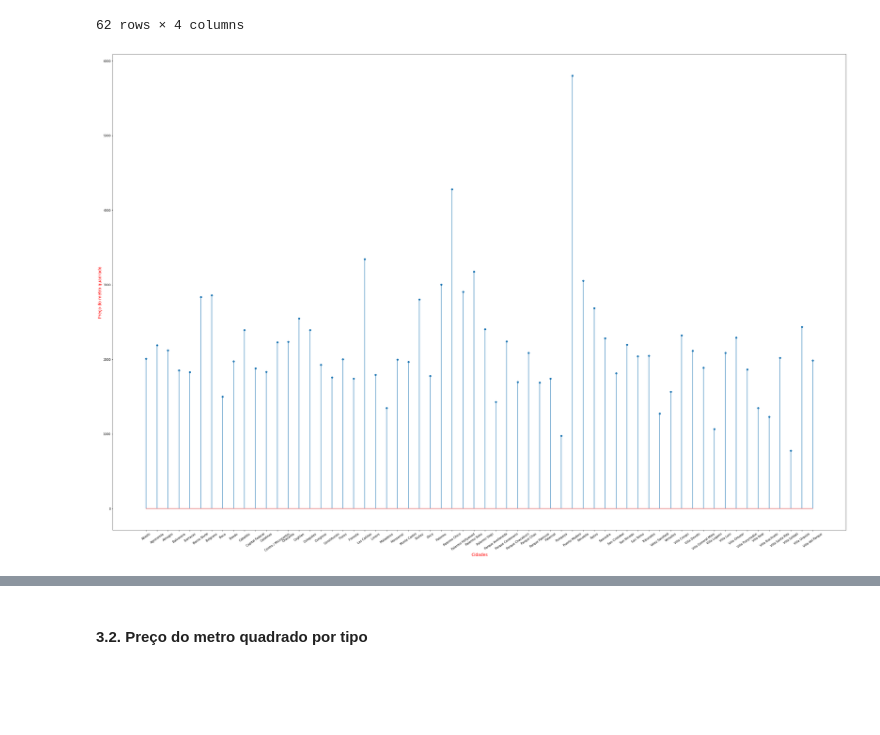
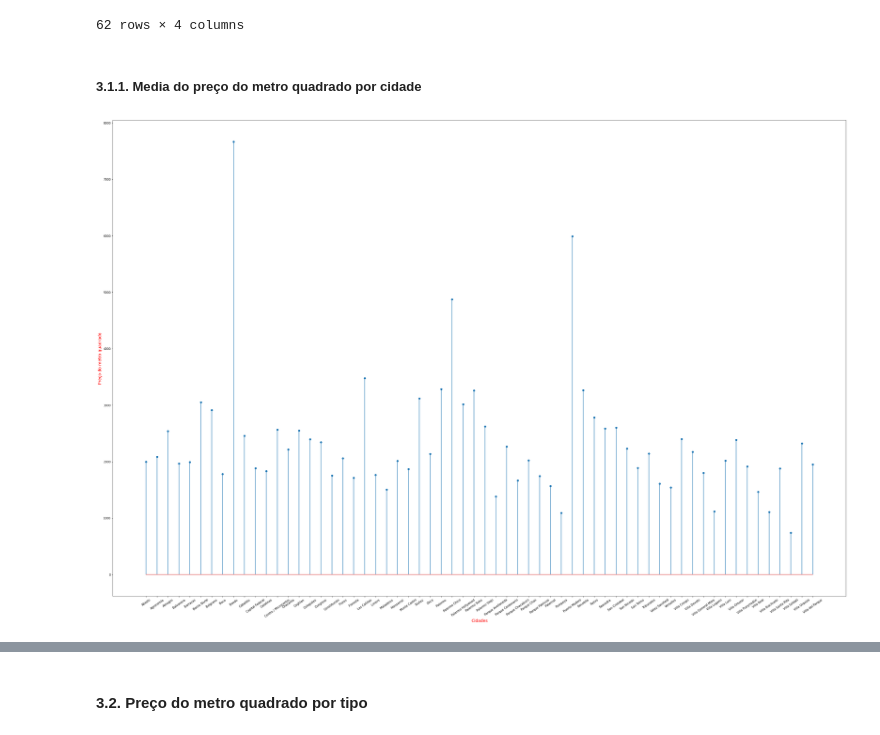
Before and after one commit to lidiambsouza/price_properties, a Jupyter notebook: price_properties.ipynb, the cells around one changed output, grey strips where cells are left out. Drawn from its saved outputs; the diff is of its cells as text; code cells hidden in the pictures; blank space fills up the shorter version.

```diff
--- a/price_properties.ipynb
+++ b/price_properties.ipynb
@@ -137,12 +137,14 @@ medias_cidades
 | Villa Urquiza | 14750.000000 | 25.798246 | 2322.398118 | 2436.241401 |
 | Villa del Parque | 4237.288136 | 13.786585 | 1951.052798 | 1984.126984 |
 62 rows × 4 columns
+# %% [markdown]
+<h5>3.1.1. Media do preço do metro quadrado por cidade</h5>
 # %%
 plt.figure(figsize = (45, 30))
 plt.xlabel('Cidades', fontsize=14, color='red')
 plt.ylabel('Preço do metro quadrado', fontsize=14, color='red')
-plt.stem(medias_cidades.index, medias_cidades['median'])
+plt.stem(medias_cidades.index, medias_cidades['mean'])
 plt.xticks(rotation = 35)
 plt.show()
 # %% [output]
-[figure, old version]
+[figure, new version]
```
Also changed, not shown: parts of 12 cells of this notebook.
